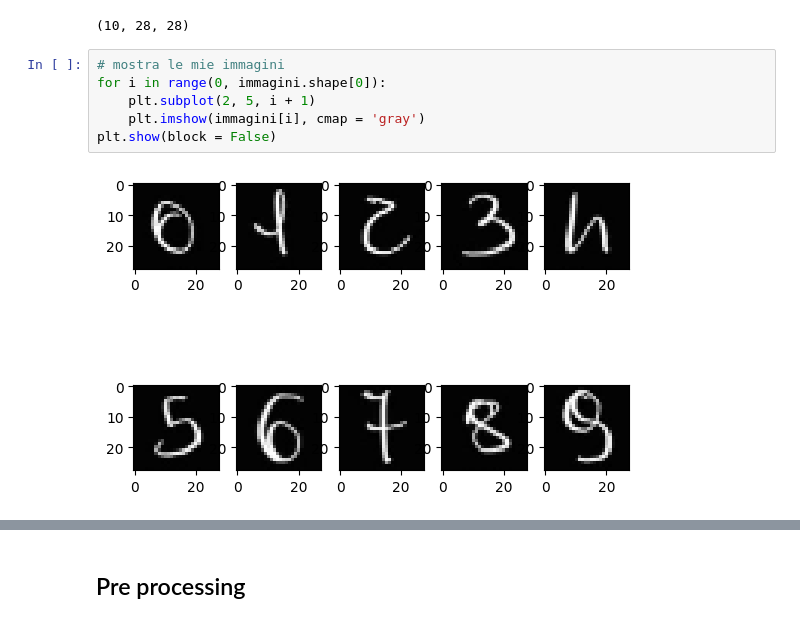
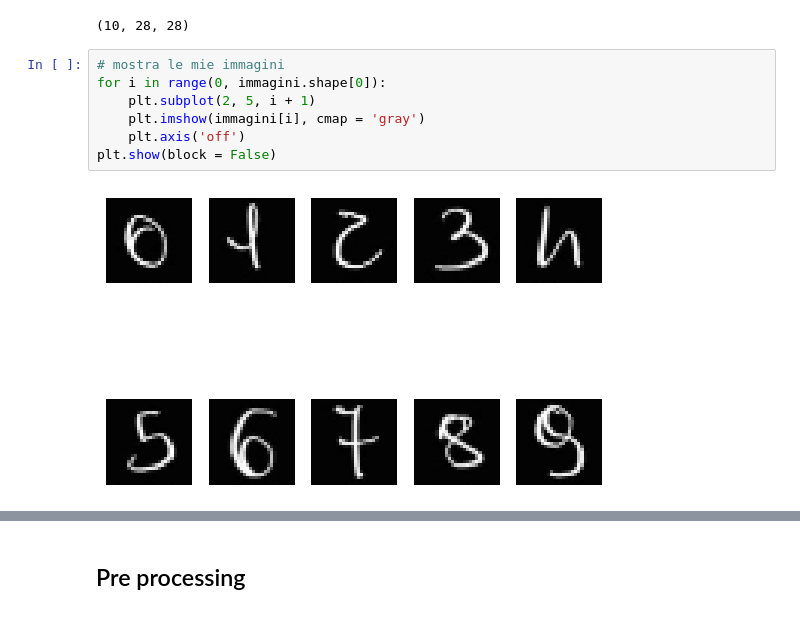
Before and after one commit to dennisangemi/machine-learning-for-physics, a Jupyter notebook: 4_mnist/code/my-mnist.ipynb, the cells around one changed output, grey strips where cells are left out. Cells and saved outputs as stored; diff of their text form.

```diff
--- a/4_mnist/code/my-mnist.ipynb
+++ b/4_mnist/code/my-mnist.ipynb
@@ -193,11 +193,12 @@ print(immagini.shape)
 # %%
 # mostra le mie immagini
 for i in range(0, immagini.shape[0]):
     plt.subplot(2, 5, i + 1)
     plt.imshow(immagini[i], cmap = 'gray')
+    plt.axis('off')
 plt.show(block = False)
 # %% [output]
-[figure, old version]
+[figure, new version]
 # %%
 # carico modello salvato
 model = keras.models.load_model('4_mnist/models/np.mnist.model.h5')
```
Also changed, not shown: parts of 2 cells of this notebook.
